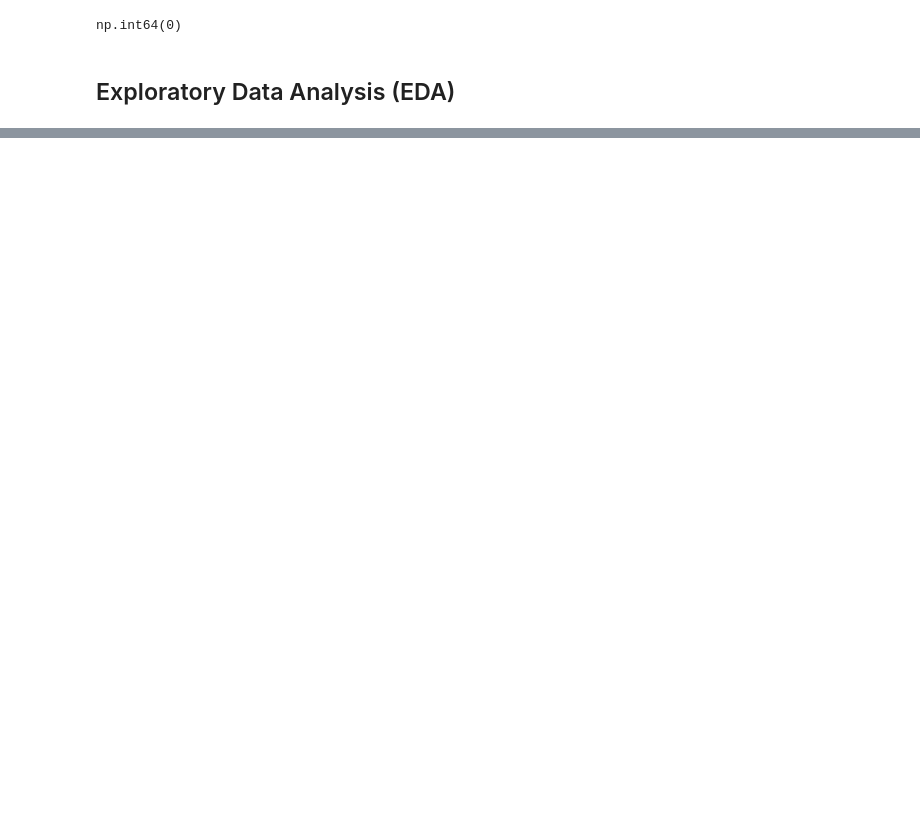
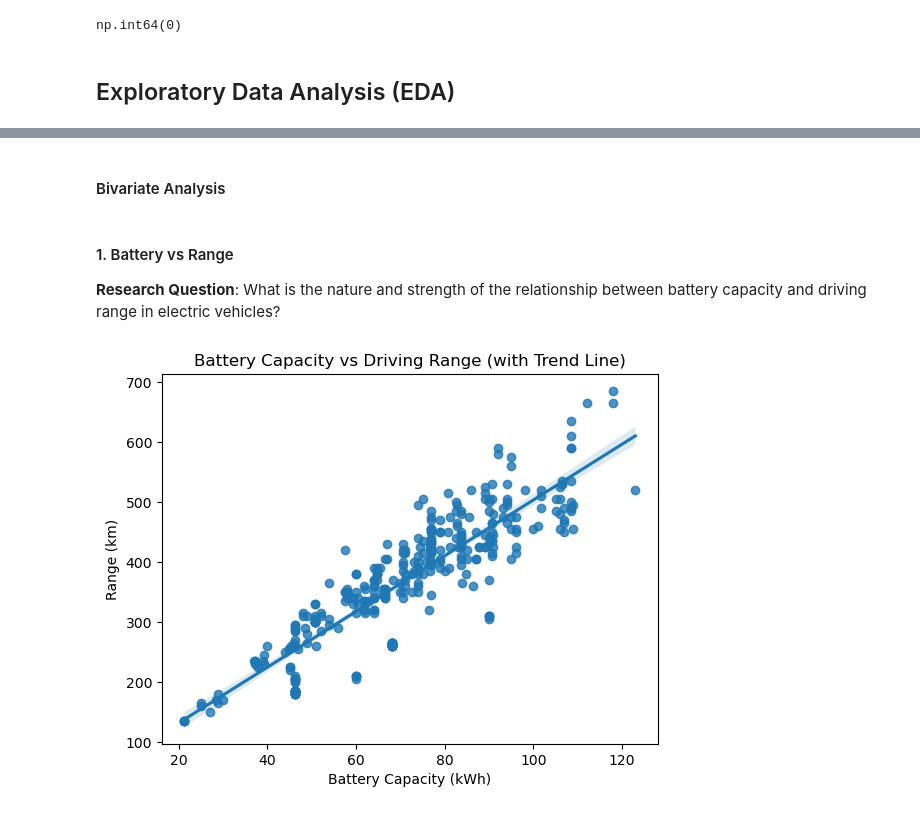
Before and after one commit to divyadas176/Electric_Vehicle_Analysis, a Jupyter notebook: Electric_Vehicle_Analysis.ipynb, the cells around one changed output, grey strips where cells are left out. Saved outputs shown, nothing was run; the diff lists cells and outputs as text; code cells hidden in the pictures; blank space fills up the shorter version.

```diff
--- a/Electric_Vehicle_Analysis.ipynb
+++ b/Electric_Vehicle_Analysis.ipynb
@@ -360,0 +482,20 @@ np.int64(0)
+# %% [markdown]
+#### Bivariate Analysis
+# %% [markdown]
+#### 1. Battery vs Range
+
+**Research Question**: What is the nature and strength of the relationship between battery capacity and driving range in electric vehicles?
+# %%
+# Plot regression graph to show the relationship and trend between battery capacity and driving range
+sns.regplot(data=ev_df,
+            x='Battery',
+            y='Range',
+            scatter=True)
+
+plt.title('Battery Capacity vs Driving Range (with Trend Line)')
+plt.xlabel('Battery Capacity (kWh)')
+plt.ylabel('Range (km)')
+
+plt.show()
+# %% [output]
+[figure, added]
```
Also changed, not shown: parts of 20 cells of this notebook.
